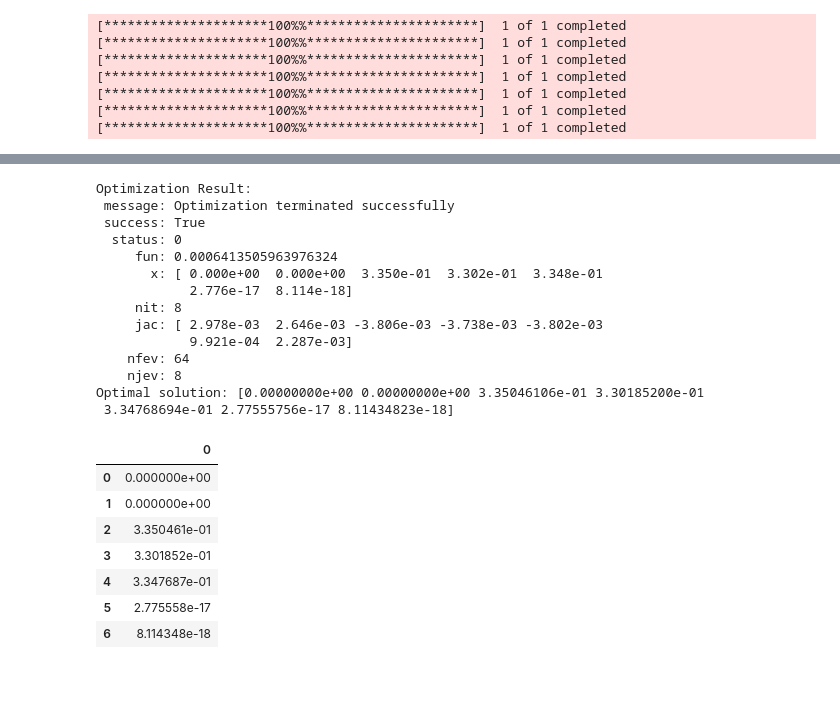
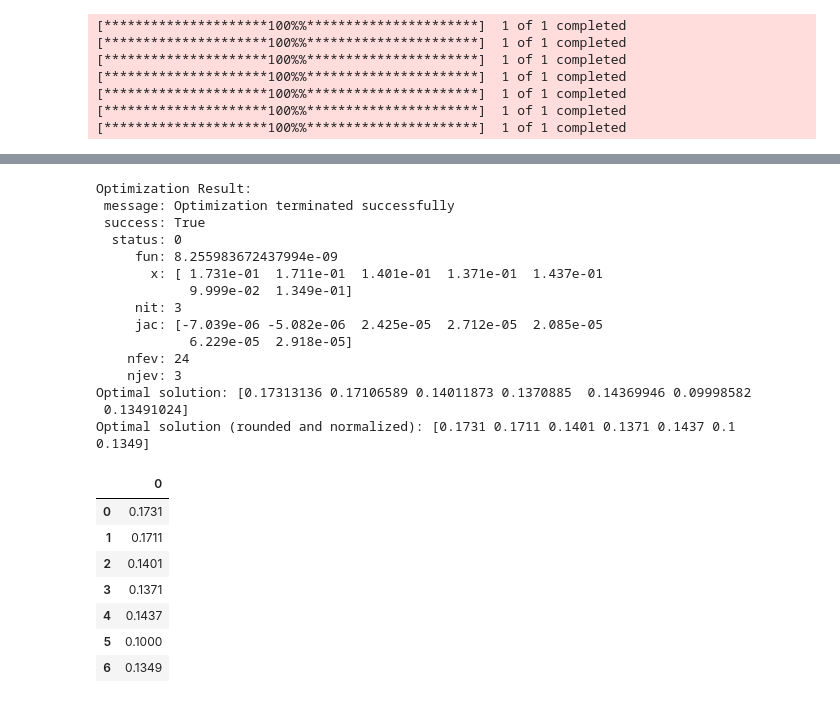
Before and after one commit to Joshbazz/Portfolio-Optimizer, a Jupyter notebook: solver.ipynb, the cells around one changed output, grey strips where cells are left out. Saved outputs shown, nothing was run; the diff lists cells and outputs as text; code cells hidden in the pictures.

```diff
--- a/solver.ipynb
+++ b/solver.ipynb
@@ -48,11 +48,13 @@ new_df.dropna(inplace=True)
 # %%
 ## Feel free to adjust or send feedback if the code could be better or be more precise to what is needed:
 
-# Calculate the annualized mean return for each asset
-annualized_mean_return = new_df.mean() * 252
+span = len(new_df)  # Adjust the span for three years of historical data
 
-# Calculate the annualized standard deviation (risk) for each asset
-annualized_std_dev = new_df.std() * (252 ** 0.5)
+# Calculate the annualized exponentially weighted mean return for each asset
+annualized_mean_return = new_df.ewm(span=span).mean().iloc[-1] * 252
+
+# Calculate the annualized exponentially weighted standard deviation (risk) for each asset
+annualized_std_dev = new_df.ewm(span=span).std().iloc[-1] * np.sqrt(252)
 
 # Display annualized risk and return for each asset
 for ticker in tickers:
@@ -145,5 +163,5 @@ Optimal solution: [0.02960394 0.0409195  0.26053724 0.2581996  0.26040383 0.0972
 # %%
-five_perc_return = pd.DataFrame(result.x)
+five_perc_return = pd.DataFrame(rounded_solution)
 five_perc_return
 # %% [output]
 |  | 0 |
@@ -192,7 +210,8 @@ Portfolio Return: 0.049999999871092264
 # %%
+from scipy.optimize import minimize
+import numpy as np
+
 agg_mean_return = individual_assets['Annualized_Mean_Return']
-
-from scipy.optimize import minimize
 
 # Define the objective function to minimize
 def objective_function(weights, mean_returns, target_return):
@@ -205,39 +224,53 @@ def objective_function(weights, mean_returns, target_return):
 initial_guess = np.ones(len(agg_mean_return)) / len(agg_mean_return)  # Equal weights initially
 
 # Define the target return
-target_return = 0.1  # Example target return (replace with your desired target return)
+target_return = 0.10  # Example target return (replace with your desired target return)
+
+# Define constraint function to ensure weights sum to 1
+def constraint(weights):
+    return np.sum(weights) - 1
 
 # Perform optimization
-result = minimize(objective_function, initial_guess, args=(agg_mean_return, target_return), method='SLSQP', bounds=[(0, 1)] * len(agg_mean_return), constraints={'type': 'eq', 'fun': lambda weights: np.sum(weights) - 1})
+result = minimize(objective_function, initial_guess, args=(agg_mean_return, target_return), method='SLSQP', bounds=[(0, 1)] * len(agg_mean_return), constraints={'type': 'eq', 'fun': constraint})
 
 # Print optimization result
 print("Optimization Result:")
 print(result)
 print("Optimal solution:", result.x)
+
+# Round the optimal solution to a certain number of decimal places
+rounded_solution = np.round(result.x, decimals=4)
+
+# Ensure that the rounded weights sum up to 1
+rounded_solution /= np.sum(rounded_solution)
+
+# Print the rounded and normalized solution
+print("Optimal solution (rounded and normalized):", rounded_solution)
 # %% [output]
 Optimization Result:
  message: Optimization terminated successfully
  success: True
   status: 0
-     fun: 0.0006413505963976324
-       x: [ 0.000e+00  0.000e+00  3.350e-01  3.302e-01  3.348e-01
-            2.776e-17  8.114e-18]
-     nit: 8
-     jac: [ 2.978e-03  2.646e-03 -3.806e-03 -3.738e-03 -3.802e-03
-            9.921e-04  2.287e-03]
-    nfev: 64
-    njev: 8
-Optimal solution: [0.00000000e+00 0.00000000e+00 3.35046106e-01 3.30185200e-01
- 3.34768694e-01 2.77555756e-17 8.11434823e-18]
+     fun: 8.255983672437994e-09
+       x: [ 1.731e-01  1.711e-01  1.401e-01  1.371e-01  1.437e-01
+            9.999e-02  1.349e-01]
+     nit: 3
+     jac: [-7.039e-06 -5.082e-06  2.425e-05  2.712e-05  2.085e-05
+            6.229e-05  2.918e-05]
+    nfev: 24
+    njev: 3
+Optimal solution: [0.17313136 0.17106589 0.14011873 0.1370885  0.14369946 0.09998582
+ 0.13491024]
+Optimal solution (rounded and normalized): [0.1731 0.1711 0.1401 0.1371 0.1437 0.1    0.1349]
 # %%
-ten_perc_return = pd.DataFrame(result.x)
+ten_perc_return = pd.DataFrame(rounded_solution)
 ten_perc_return
 # %% [output]
 |  | 0 |
-| 0 | 0.000000e+00 |
-| 1 | 0.000000e+00 |
-| 2 | 3.350461e-01 |
-| 3 | 3.301852e-01 |
-| 4 | 3.347687e-01 |
-| 5 | 2.775558e-17 |
-| 6 | 8.114348e-18 |
+| 0 | 0.1731 |
+| 1 | 0.1711 |
+| 2 | 0.1401 |
+| 3 | 0.1371 |
+| 4 | 0.1437 |
+| 5 | 0.1000 |
+| 6 | 0.1349 |
```
Also changed, not shown: parts of 22 cells of this notebook, 3 other files.
